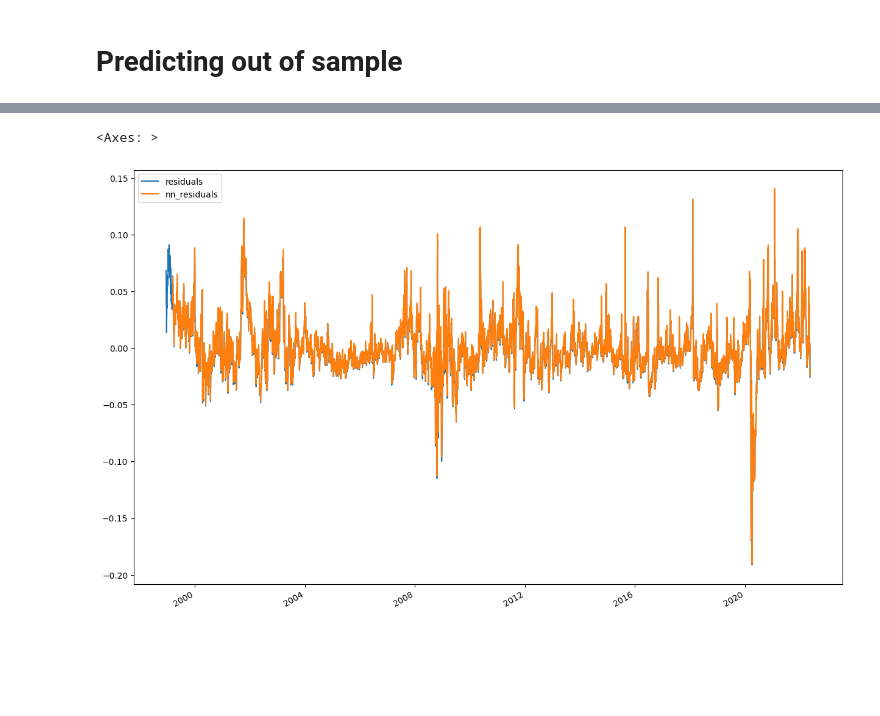
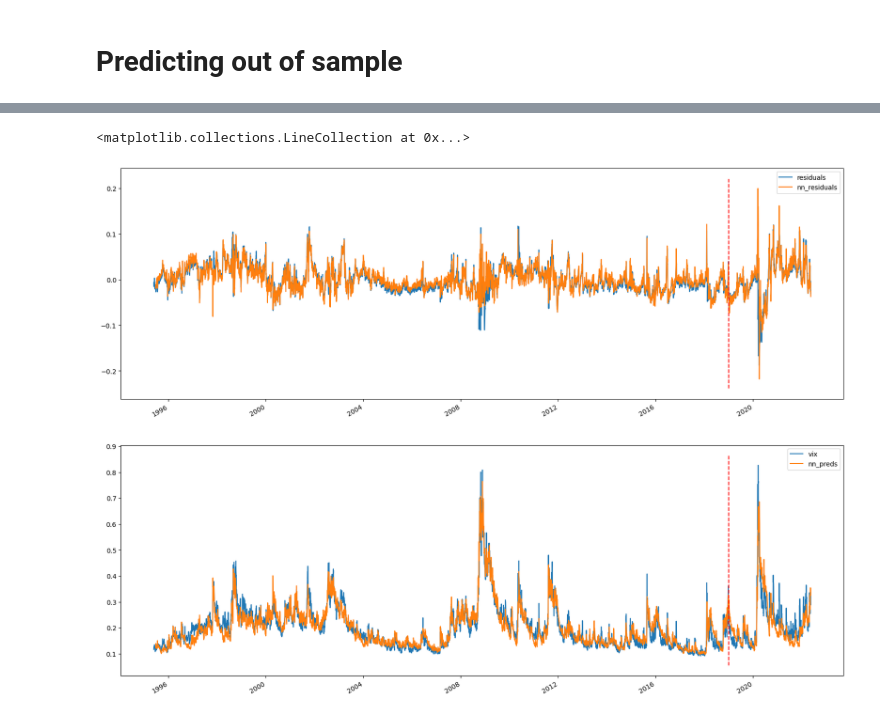
Before and after one commit to luchungi/VolatilityIsMostlyPathDependent, a Jupyter notebook: PDV_plus_NN.ipynb, the cells around one changed output, grey strips where cells are left out. Drawn from its saved outputs; the diff is of its cells as text; code cells hidden in the pictures; blank space fills up the shorter version.

```diff
--- a/PDV_plus_NN.ipynb
+++ b/PDV_plus_NN.ipynb
@@ -116,3 +116,8 @@ batch_size = 64
+# %%
+nn_window = 20
+hidden_size = 64
+batch_size = 64
+vix_mean = 0.2
 # %%
 residuals, y_hat = residual(res.x, data, window, return_y_hat=True)
 vix = residuals + y_hat
@@ -320,5 +332,9 @@ df_preds
-# %%
-df_preds[['residuals', 'nn_residuals']].plot(figsize=(15, 10))
-# %% [output]
-<Axes: >
-[figure, removed]
+# %%
+fig, ax = plt.subplots(2, 1, figsize=(20, 16))
+df_preds[['residuals', 'nn_residuals']].plot(ax=ax[0])
+df_preds[['vix', 'nn_preds']].plot(ax=ax[1])
+ax[0].vlines(test_start_date, ax[0].get_ylim()[0], ax[0].get_ylim()[-1], linestyles='dashed', colors='red')
+ax[1].vlines(test_start_date, ax[1].get_ylim()[0], ax[1].get_ylim()[-1], linestyles='dashed', colors='red')
+# %% [output]
+<matplotlib.collections.LineCollection at 0x...>
+[figure, added]
```
Also changed, not shown: parts of 14 cells of this notebook, 1 other file.
